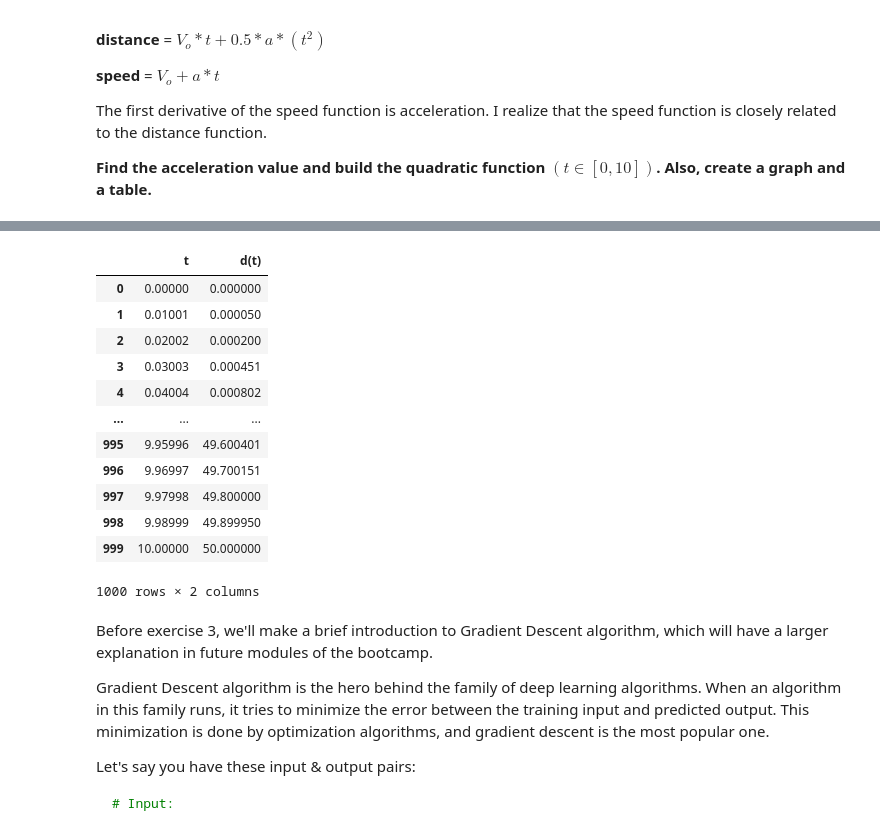
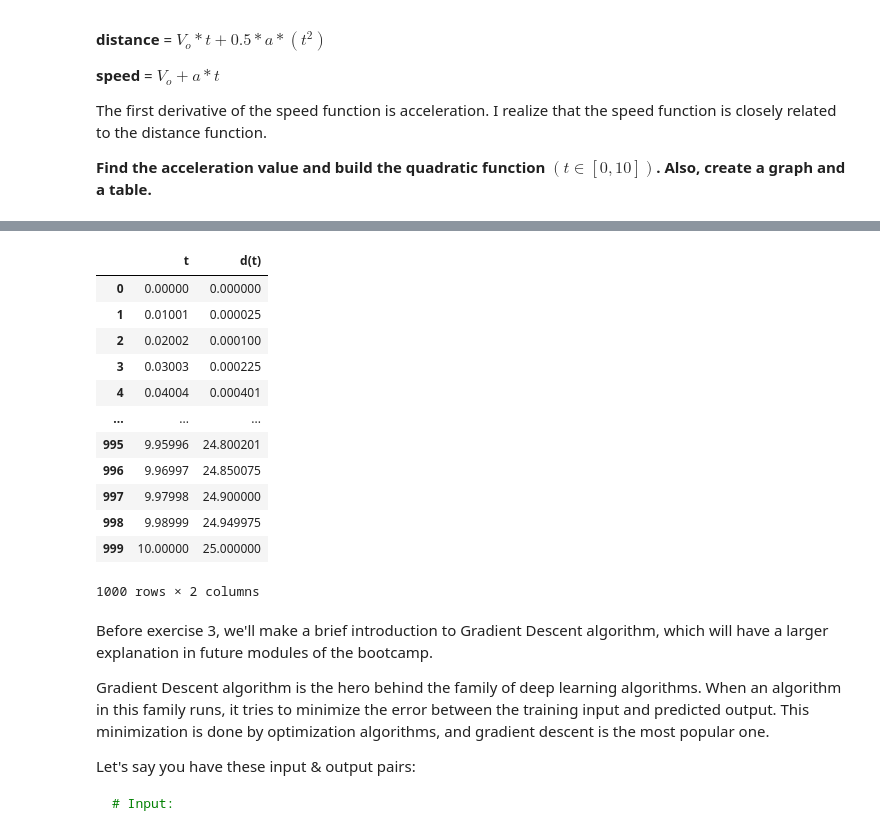
Before and after one commit to mgnorero/calculus-and-algebra-problems-with-python, a Jupyter notebook: notebook/problems.ipynb, the cells around one changed output, grey strips where cells are left out. Drawn from its saved outputs; the diff is of its cells as text; code cells hidden in the pictures.

```diff
--- a/notebook/problems.ipynb
+++ b/notebook/problems.ipynb
@@ -85,20 +86,20 @@ plt.plot(t,distance2(1,t))
 # %%
 # Create a DataFrame
-df = pd.DataFrame({"t": t, "d(t)":distance2(1,t)})
+df = pd.DataFrame({"t": t, "d(t)":distance2(0.5,t)})
 df
 # %% [output]
 |  | t | d(t) |
 | 0 | 0.00000 | 0.000000 |
-| 1 | 0.01001 | 0.000050 |
-| 2 | 0.02002 | 0.000200 |
-| 3 | 0.03003 | 0.000451 |
-| 4 | 0.04004 | 0.000802 |
+| 1 | 0.01001 | 0.000025 |
+| 2 | 0.02002 | 0.000100 |
+| 3 | 0.03003 | 0.000225 |
+| 4 | 0.04004 | 0.000401 |
 | ... | ... | ... |
-| 995 | 9.95996 | 49.600401 |
-| 996 | 9.96997 | 49.700151 |
-| 997 | 9.97998 | 49.800000 |
-| 998 | 9.98999 | 49.899950 |
-| 999 | 10.00000 | 50.000000 |
+| 995 | 9.95996 | 24.800201 |
+| 996 | 9.96997 | 24.850075 |
+| 997 | 9.97998 | 24.900000 |
+| 998 | 9.98999 | 24.949975 |
+| 999 | 10.00000 | 25.000000 |
 1000 rows × 2 columns
 # %% [markdown]
 Before exercise 3, we'll make a brief introduction to Gradient Descent algorithm, which will have a larger explanation in future modules of the bootcamp.
```
Also changed, not shown: parts of 7 cells of this notebook.
